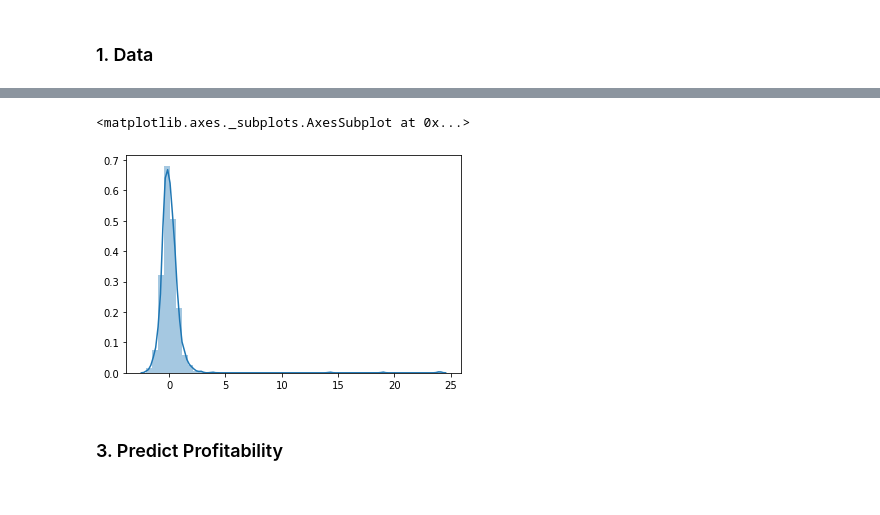
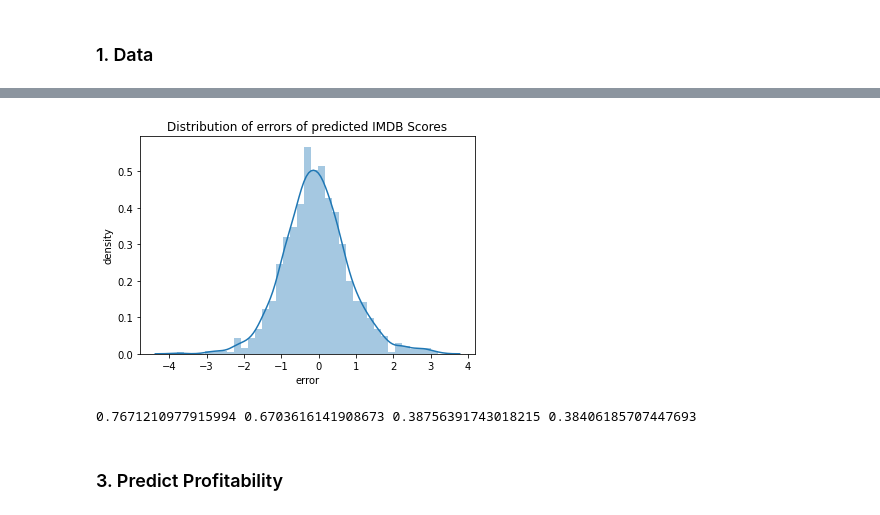
Before and after one commit to anitamezzetti/EPFL_Data_science_in_practice, a Jupyter notebook: Project/AnalysisNeuralNetworks.ipynb, the cells around one changed output, grey strips where cells are left out. Saved outputs shown, nothing was run; the diff lists cells and outputs as text; code cells hidden in the pictures.

```diff
--- a/Project/AnalysisNeuralNetworks.ipynb
+++ b/Project/AnalysisNeuralNetworks.ipynb
@@ -70 +88,7 @@ normed_X = norm(X)
+# %%
+X = df_imdb.loc[:, ~df_imdb.columns.isin(["imdb_score"])]
+X_stats = X.describe().transpose()
+
+normed_X = norm(X, X_stats)
+y1 = df_imdb.imdb_score
 # %%
@@ -107,7 +155,10 @@ for x in normed_X.columns:
 model = tfk.Sequential([
     #tfk.Input(shape=(25,)),
     #tfkl.BatchNormalization(), # normalise data here
-    tfkl.Dense(64, activation='relu', input_shape=[X_train.shape[1]]),
-    tfkl.Dense(32, activation='relu'),
+#     tfkl.Dense(64, activation='selu', input_shape=[X_train.shape[1]]),
+    tfkl.Dense(32, activation='selu'),
     tfkl.Dense(1)
 ])
+model.compile(optimizer=tf.optimizers.Adam(1e-3), loss=tfk.losses.mean_squared_error, metrics=["mse", "mae"])
+model.fit(np.array(X_train), np.array(y_train), validation_split=0.2, batch_size=100,
+          epochs=700, workers=10, use_multiprocessing=True)
@@ -114,5 +183,0 @@ model = tfk.Sequential([
-# %%
-model.compile(optimizer=tf.optimizers.Adam(1e-4), loss=tfk.losses.mean_squared_error, metrics=["mse", "mae"])
-# %%
-model.fit(np.array(X_train), np.array(y_train), validation_split=0.2, batch_size=100,
-          epochs=500, workers=10, use_multiprocessing=True)
@@ -145,9 +194,23 @@ plt.scatter(preds, np.array(y_test).flatten(), alpha=0.25) # some correlations g
 # %%
 errors = preds - np.array(y_test).flatten()
 sns.distplot(errors) # We expect the distribution to be normal around zero!
+plt.title("Distribution of errors of predicted IMDB Scores", size=12)
+plt.xlabel("error")
+plt.ylabel("density")
+plt.show()
 # %% [output]
-<matplotlib.axes._subplots.AxesSubplot at 0x...>
-[figure, old version]
+[figure, new version]
+# %%
+from sklearn.metrics import mean_squared_error, mean_absolute_error, explained_variance_score, r2_score
+
+print(
+    mean_squared_error(np.array(y_test), preds),
+    mean_absolute_error(np.array(y_test), preds),
+    explained_variance_score(np.array(y_test), preds),
+    r2_score(np.array(y_test), preds)
+)
+# %% [output]
+0.7671210977915994 0.6703616141908673 0.38756391743018215 0.38406185707447693
 # %% [markdown]
 ### 3. Predict Profitability
 # %% [markdown]
```
Also changed, not shown: parts of 61 cells of this notebook, 7 other files.
